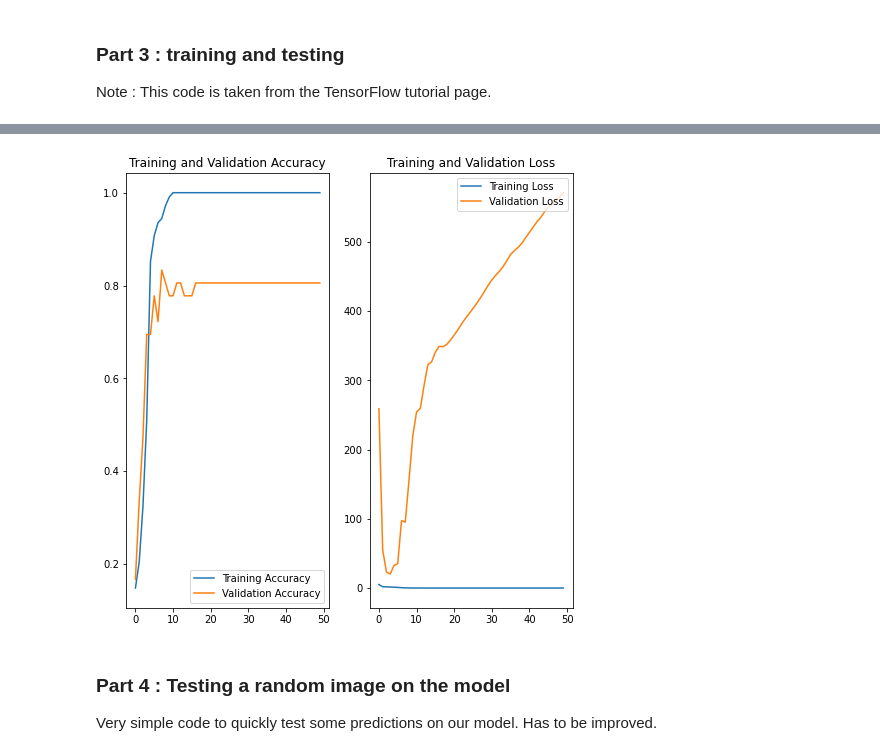
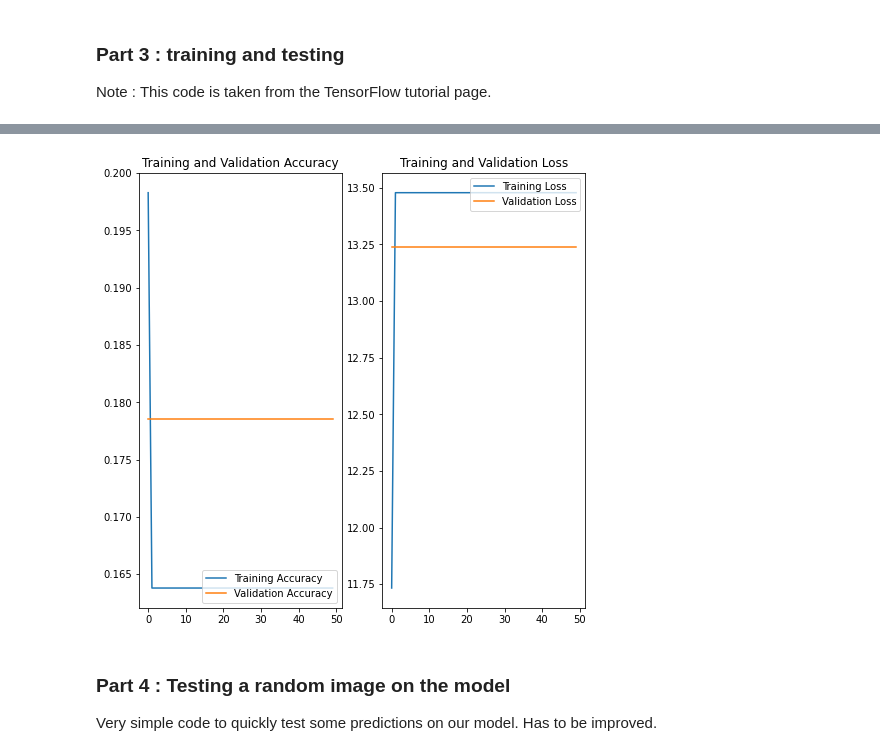
Before and after one commit to Henryk07/ESP3201_Project, a Jupyter notebook: neuralnetwork.ipynb, the cells around one changed output, grey strips where cells are left out. Saved outputs shown, nothing was run; the diff lists cells and outputs as text; code cells hidden in the pictures.

```diff
--- a/neuralnetwork.ipynb
+++ b/neuralnetwork.ipynb
@@ -37,22 +37,19 @@ NOTE3 : Augmentation method
 # %%
 batch_size=1
 
-#traindata=tf.keras.utils.image_dataset_from_directory("S_training_datas_labels",labels='inferred',class_names=["F","M","N","Q","S","V"])
-#valdata=tf.keras.utils.image_dataset_from_directory("S_testing_datas_labels",labels='inferred',class_names=["F","M","N","Q","S","V"])
-
 traindata=tf.keras.utils.image_dataset_from_directory(
-  "Full_dataset\ECG_Image_data_cb",
+  "Small_dataset/S_datas_labels_cb_bw/",
   labels='inferred',
   class_names=["F","M","N","Q","S","V"],
-  validation_split=0.4,
+  validation_split=0.2,
   subset="training",
   seed=123)
 
 valdata=tf.keras.utils.image_dataset_from_directory(
-  "Full_dataset\ECG_Image_data_cb",
+  "Small_dataset/S_datas_labels_cb_bw",
   labels='inferred',
   class_names=["F","M","N","Q","S","V"],
-  validation_split=0.4,
+  validation_split=0.2,
   subset="validation",
   seed=123)
 
@@ -154,7 +155,7 @@ _________________________________________________________________
 
 Note : This code is taken from the TensorFlow tutorial page.
 # %%
-epochs= 10
+epochs= 50
 history = model.fit(
   normtraindata,
   validation_data=valdata,
@@ -169,7 +170,7 @@ val_loss = history.history['val_loss']
 
 epochs_range = range(epochs)
 
-model.save("model/model_20E_6_4.h5")
+model.save("model/model_test_smalldata_bw.h5")
 
 plt.figure(figsize=(8, 8))
 plt.subplot(1, 2, 1)
@@ -205,4 +206,4 @@ Epoch 50/50
-[figure, old version]
+[figure, new version]
 # %% [markdown]
 ### Part 4 : Testing a random image on the model ###
 
```
Also changed, not shown: parts of 3 cells of this notebook, 3 other files.
